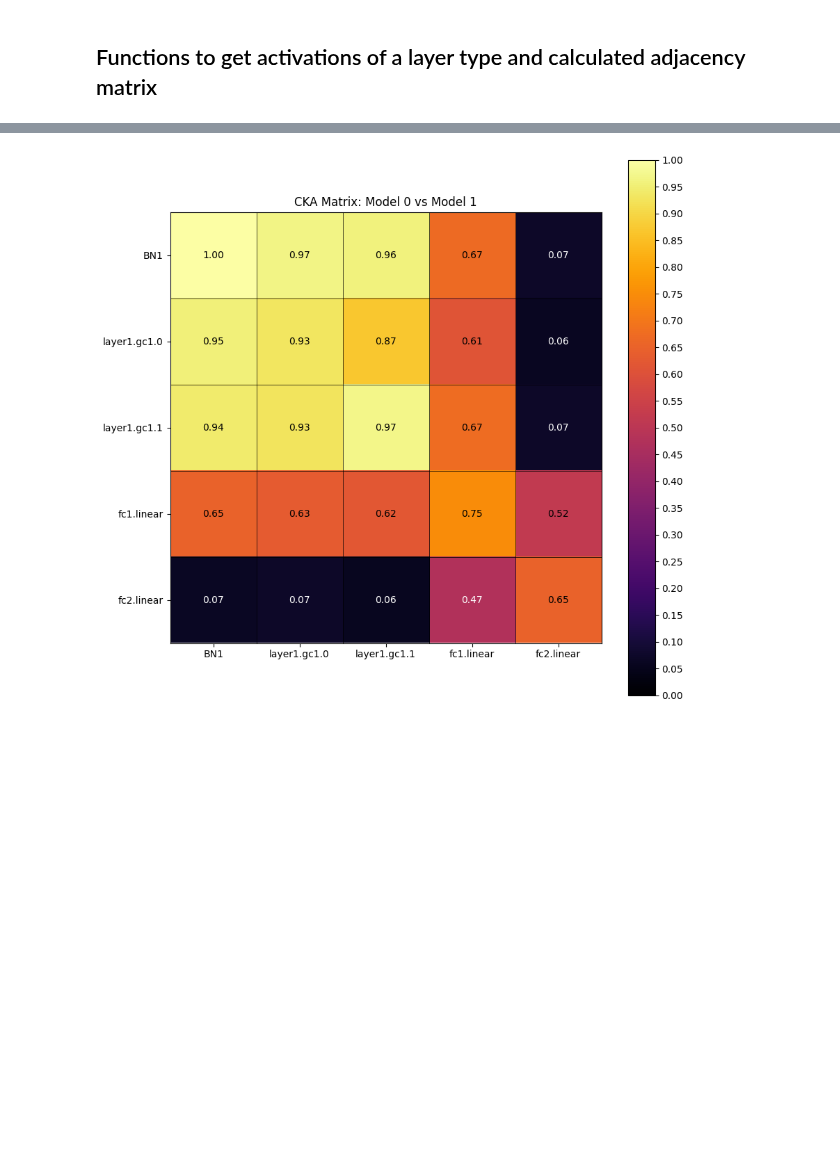
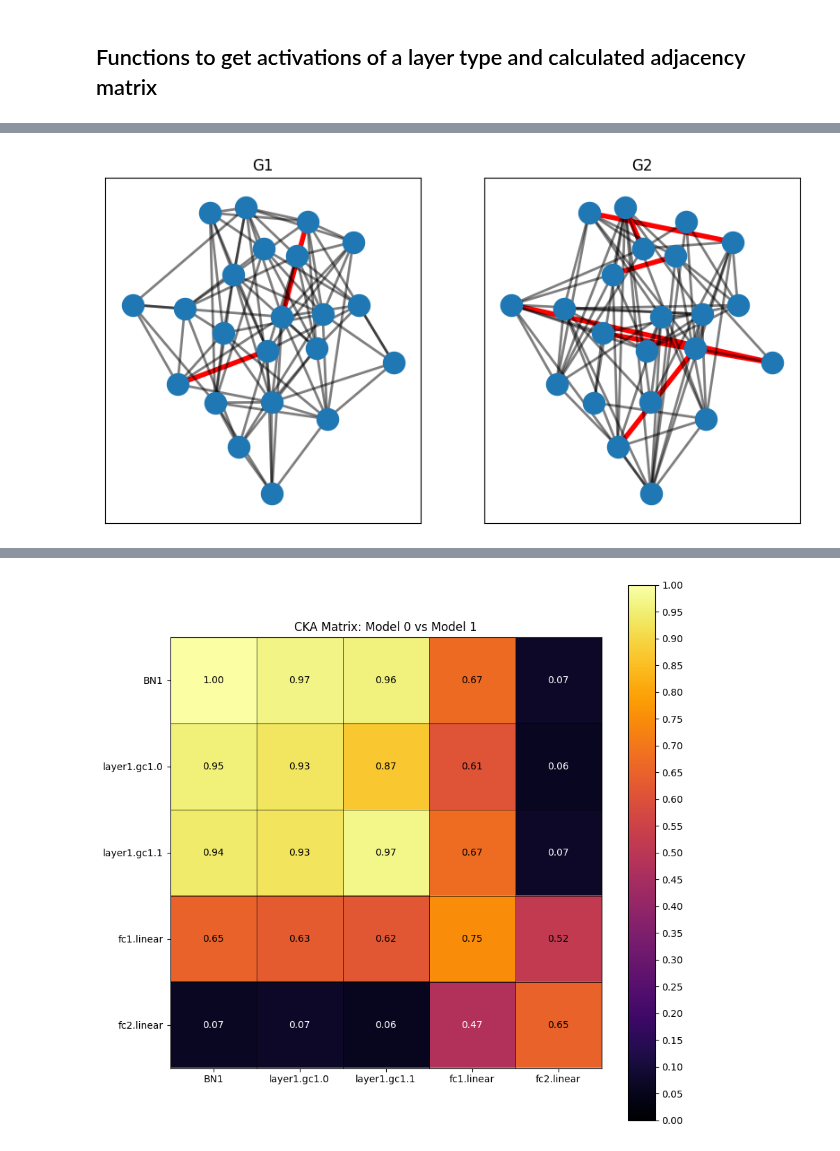
Before and after one commit to AlbinoLoaf/brAIncells, a Jupyter notebook: model_environment.ipynb, the cells around one changed output, grey strips where cells are left out. Cells and saved outputs as stored; diff of their text form; code cells hidden in the pictures; blank space fills up the shorter version.

Commit message:
networkx visualizations

```diff
--- a/model_environment.ipynb
+++ b/model_environment.ipynb
@@ -310,0 +283,30 @@ visualize_adj_mat(adj1)
+# %%
+#Viz option 1
+import networkx as nx
+G1 = nx.from_numpy_array(adj1.numpy())
+G2 = nx.from_numpy_array(adj2.numpy())
+
+pos = nx.spring_layout(G1, seed=7)   # positions for all nodes - seed for reproducibility
+
+elarge_1 = [(u, v) for (u, v, d) in G1.edges(data=True) if d["weight"] >= 0.7]
+esmall_1 = [(u, v) for (u, v, d) in G1.edges(data=True) if d["weight"] < 0.7]
+
+elarge_2 = [(u, v) for (u, v, d) in G2.edges(data=True) if d["weight"] >= 0.7]
+esmall_2 = [(u, v) for (u, v, d) in G2.edges(data=True) if d["weight"] < 0.7]
+
+plt.figure(figsize=(10, 5))
+plt.subplot(1, 2, 1)
+nx.draw_networkx_nodes(G1, pos)
+nx.draw_networkx_edges(G1, pos, edgelist=elarge_1, width=4, edge_color= "red")
+nx.draw_networkx_edges(G1, pos, edgelist=esmall_1, width=2, alpha=0.5, edge_color="black")
+plt.title("G1")
+
+plt.subplot(1, 2, 2)
+nx.draw_networkx_nodes(G2, pos)
+nx.draw_networkx_edges(G2, pos, edgelist=elarge_2, width=4, edge_color= "red")
+nx.draw_networkx_edges(G2, pos, edgelist=esmall_2, width=2, alpha=0.5, edge_color="black")
+plt.title("G2")
+
+plt.show()
+# %% [output]
+[figure, added]
```
Also changed, not shown: parts of 3 cells of this notebook.
